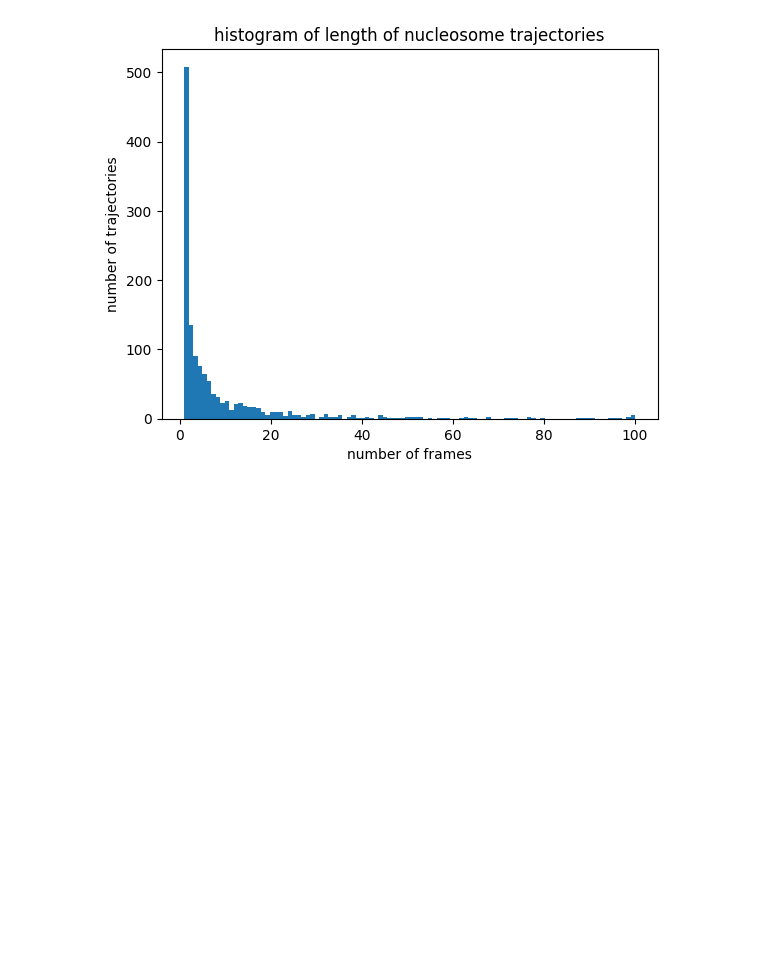
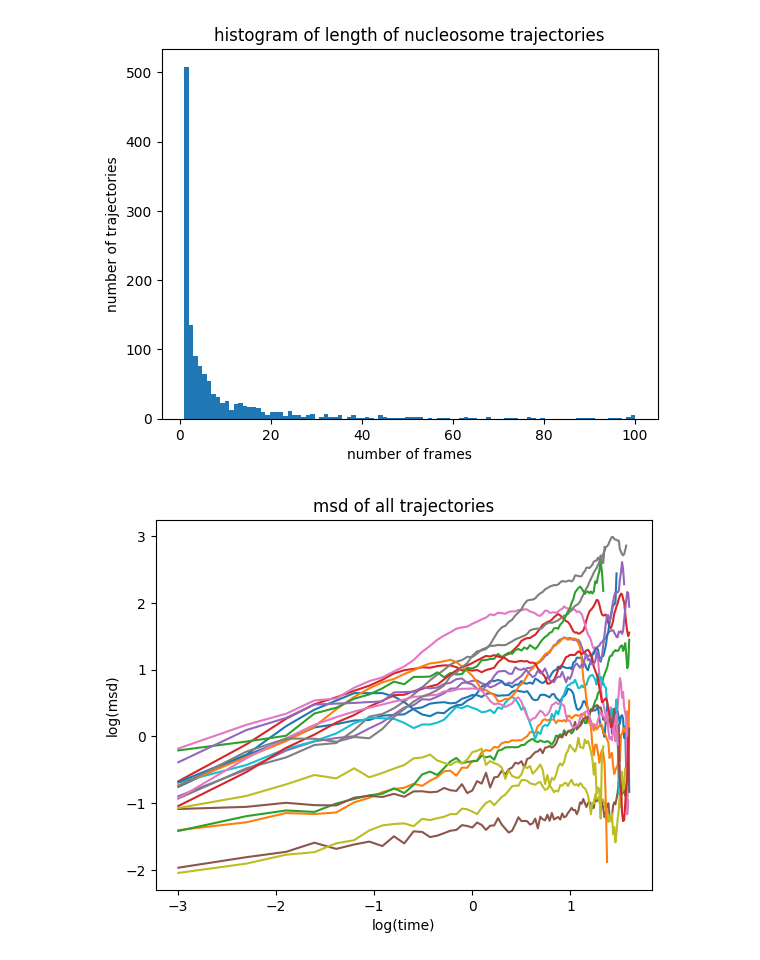
Before and after one commit to mkrishnapraneet/2D-Temporal-normalizing-flows, a Jupyter notebook: TNFwithRealNVP/preproc.ipynb, the cells around one changed output. Saved outputs shown, nothing was run; the diff lists cells and outputs as text; code cells hidden in the pictures; blank space fills up the shorter version.

Commit message:
plotted log msd vs log time

```diff
--- a/TNFwithRealNVP/preproc.ipynb
+++ b/TNFwithRealNVP/preproc.ipynb
@@ -58,3 +58,31 @@ plt.show()
 1342
 (1342,)
 [figure]
+# %%
+# calculate msd for each trajectory
+msd = []
+for n in nucleosomes:
+    curmsd = np.zeros(n.traj.shape[0])
+    for i in range(1, n.traj.shape[0]):
+        # vectorized
+        curmsd[i] = np.sum((n.traj[i:, 1:3] - n.traj[0:-i, 1:3])**2) / (n.traj.shape[0] - i)
+    msd.append(curmsd)
+# msd = np.array(msd)
+# %%
+# plot all msd
+# y is log of msd
+# y = np.log(msd)
+# x is log of time
+# np arange 100 frames from 0 s to 5 s
+x = np.log(np.arange(0, 5, 0.05))
+for i in range(len(msd)):
+    if len(msd[i]) > 75:
+        y = np.log(msd[i])
+        # plt.plot(msd[i])
+        plt.plot(x[:len(y)], y)
+plt.title("msd of all trajectories")
+plt.xlabel("log(time)")
+plt.ylabel("log(msd)")
+plt.show()
+# %% [output]
+[figure, added]
```
